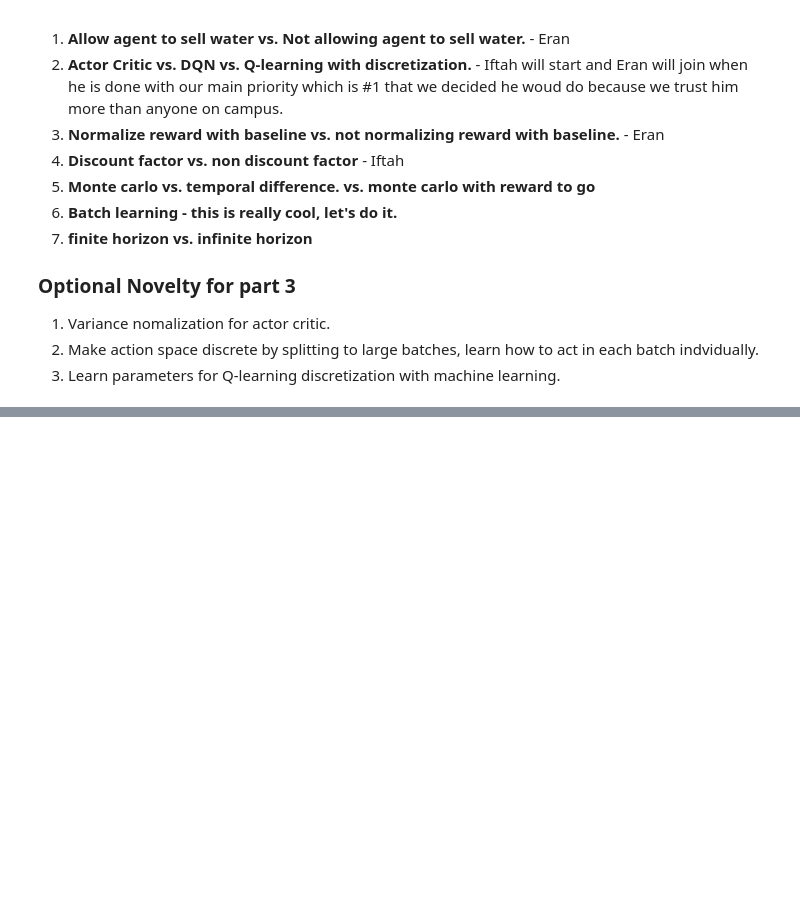
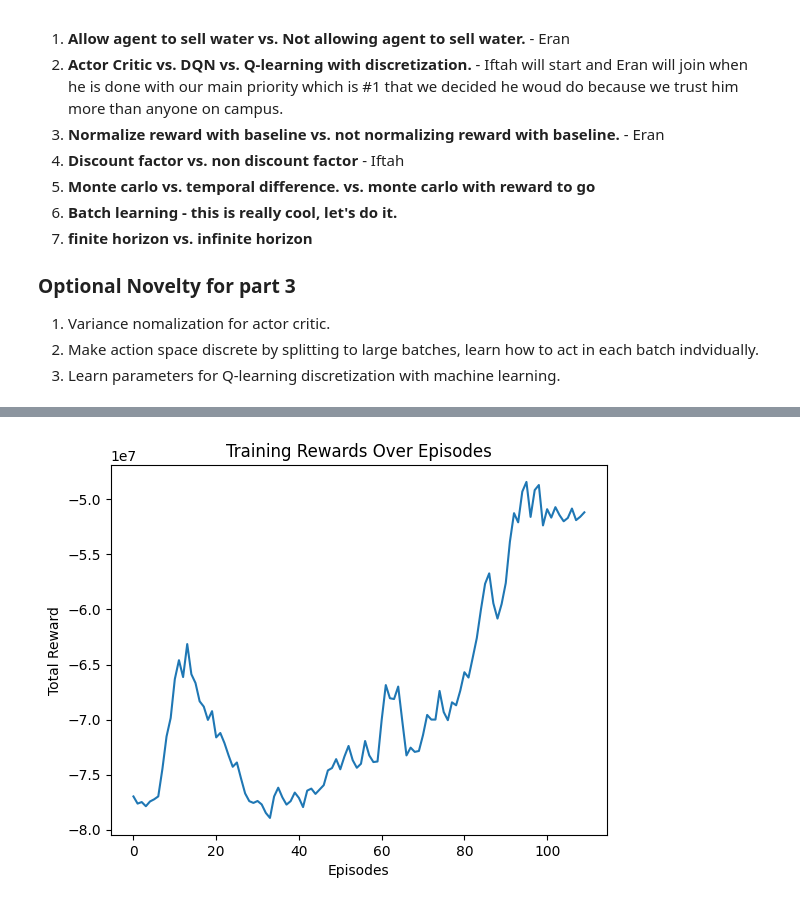
Before and after one commit to iftahtsdaka/iftah-eran-sdmrl, a Jupyter notebook: code.ipynb, the cells around one changed output, grey strips where cells are left out. Saved outputs shown, nothing was run; the diff lists cells and outputs as text; code cells hidden in the pictures; blank space fills up the shorter version.

```diff
--- a/code.ipynb
+++ b/code.ipynb
@@ -414,0 +401,16 @@ Water Stock: 1.3427743911743164, Price A: 1.0, Price B: 1.5, Demand: 21.82348751
+# %%
+import pandas as pd
+
+# Load the monitor log file
+log_data = pd.read_csv("A2C.csv.monitor.csv", skiprows=1)  # Skip the first comment line
+episode_rewards = log_data["r"].tolist()
+
+# Plot the rewards
+import matplotlib.pyplot as plt
+plt.plot(episode_rewards)
+plt.xlabel("Episodes")
+plt.ylabel("Total Reward")
+plt.title("Training Rewards Over Episodes")
+plt.show()
+# %% [output]
+[figure, added]
```
Also changed, not shown: parts of 10 cells of this notebook, 7 other files.
